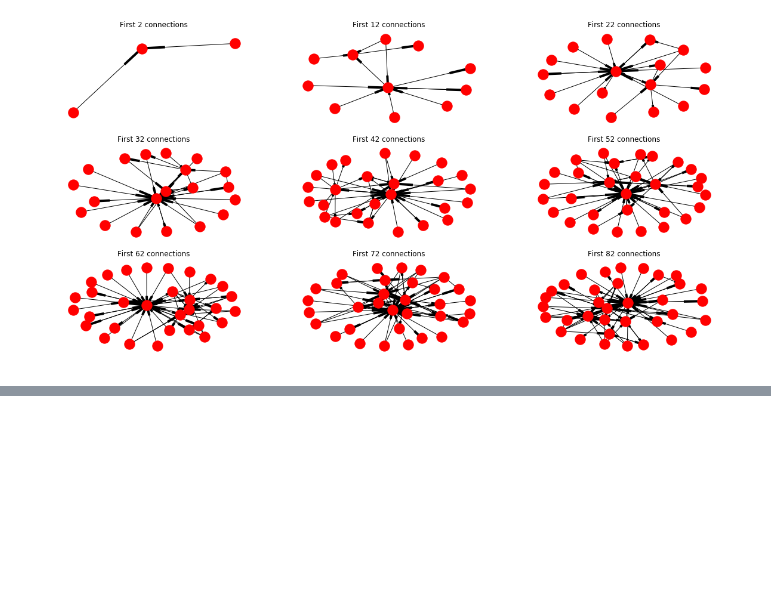
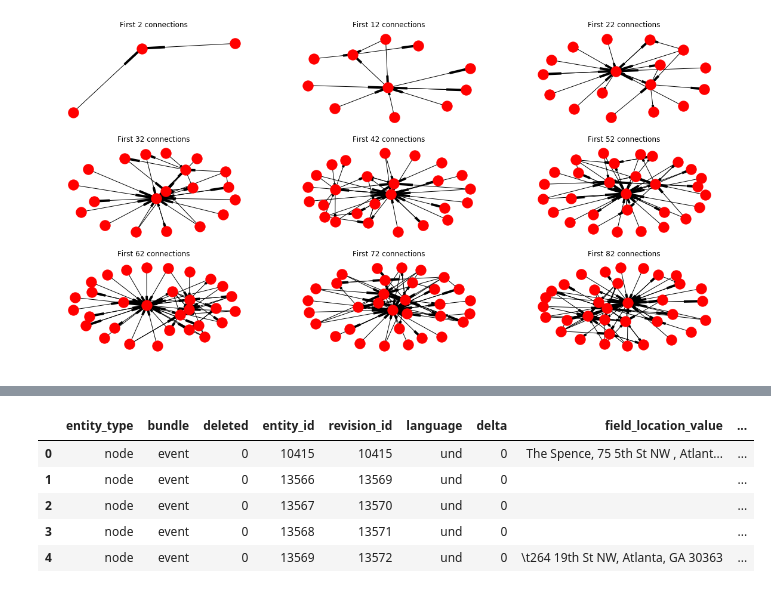
Before and after one commit to Rony-A/travel-massive, a Jupyter notebook: TravelMassive.ipynb, the cells around one changed output, grey strips where cells are left out. Drawn from its saved outputs; the diff is of its cells as text; code cells hidden in the pictures; blank space fills up the shorter version.

```diff
--- a/TravelMassive.ipynb
+++ b/TravelMassive.ipynb
@@ -117,0 +132,9 @@ load_table('field_data_field_country').head()
+# %%
+load_table('field_data_field_location').head() # Not interesting at the moment
+# %% [output]
+|  | entity_type | bundle | deleted | entity_id | revision_id | language | delta | field_location_value | ... |
+| 0 | node | event | 0 | 10415 | 10415 | und | 0 | The Spence, 75 5th St NW , Atlant... | ... |
+| 1 | node | event | 0 | 13566 | 13569 | und | 0 |  | ... |
+| 2 | node | event | 0 | 13567 | 13570 | und | 0 |  | ... |
+| 3 | node | event | 0 | 13568 | 13571 | und | 0 |  | ... |
+| 4 | node | event | 0 | 13569 | 13572 | und | 0 | \t264 19th St NW, Atlanta, GA 30363 | ... |
```
Also changed, not shown: parts of 27 cells of this notebook.
